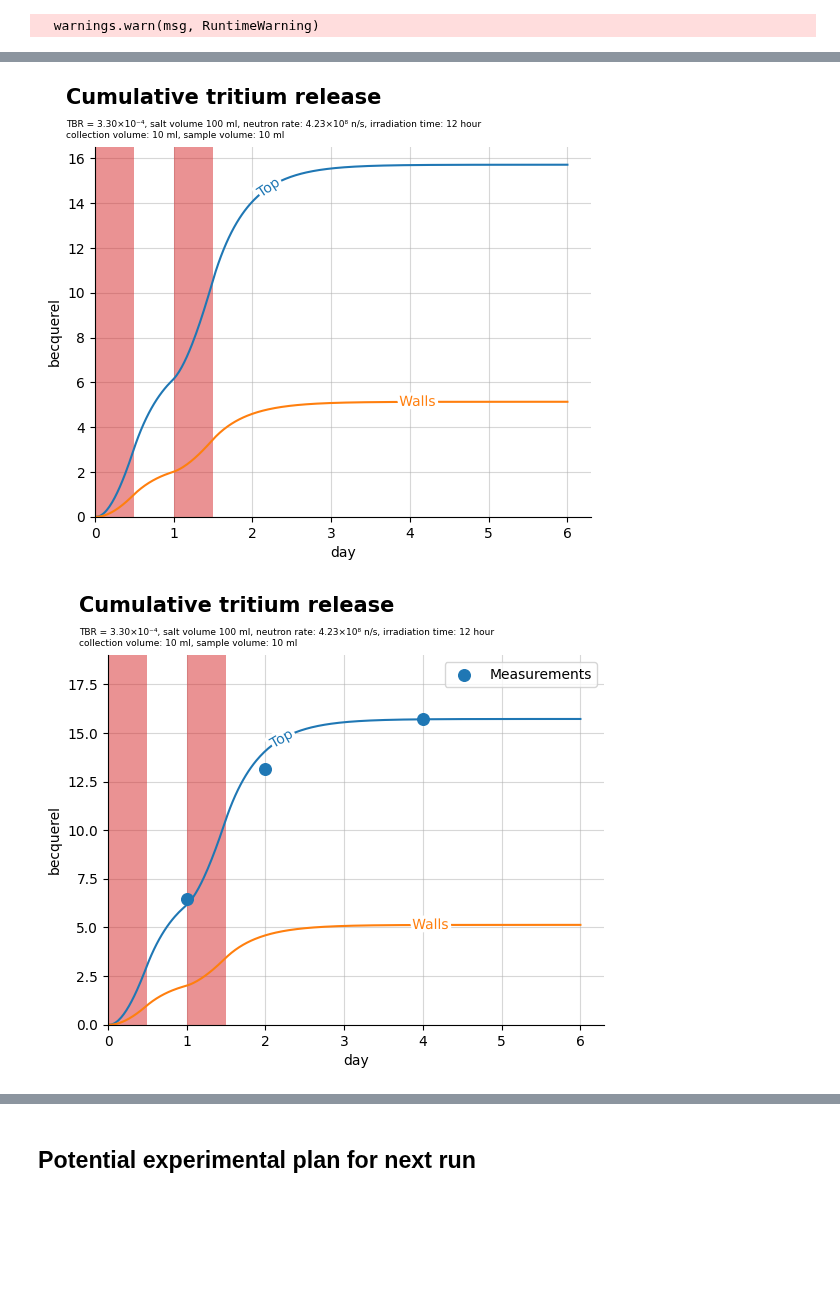
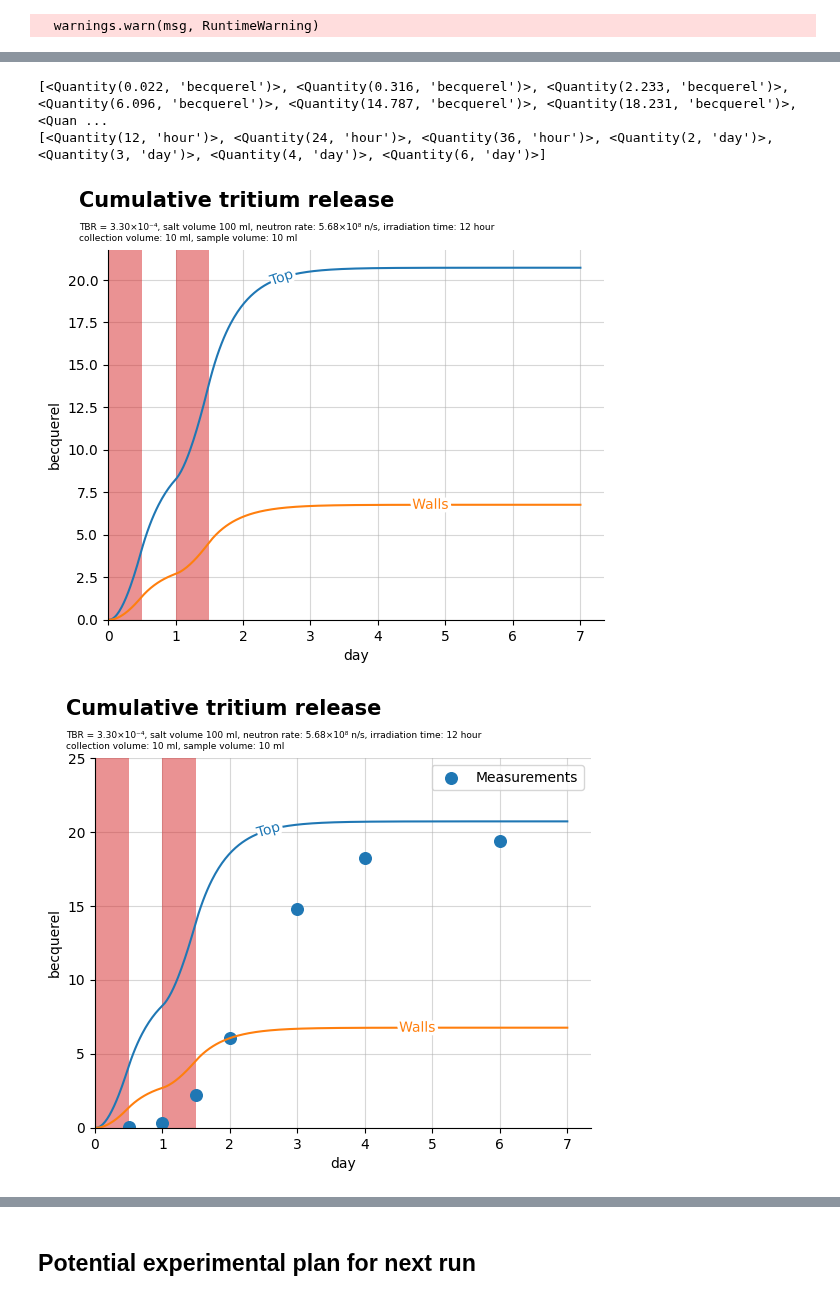
Before and after one commit to LIBRA-project/BABY-100-mL-runs, a Jupyter notebook: baby_run_4.ipynb, the cells around one changed output, grey strips where cells are left out. Cells and saved outputs as stored; diff of their text form; code cells hidden in the pictures; blank space fills up the shorter version.

```diff
--- a/baby_run_4.ipynb
+++ b/baby_run_4.ipynb
@@ -53,7 +74,7 @@ baby_model = Model(
     TBR=3.3e-4 * ureg.particle * ureg.neutron**-1,  # stefano 10/24/2023
 )
 
-fitting_param = 0.82
+fitting_param = 1.1
 
 mass_transport_coeff_factor = 3
 
@@ -70,7 +91,7 @@ baby_model.irradiations = [
 
 baby_model.neutron_rate = fitting_param * (1.2e8 + 3.96e8) * ureg.neutron * ureg.s**-1
 baby_model.dt = 0.4 * ureg.h
-baby_model.run(6 * ureg.day)
+baby_model.run(7 * ureg.day)
 # %% [output]
   warnings.warn(msg, RuntimeWarning)
 # %%
@@ -259,10 +280,12 @@ replacement_times += [
 replacement_times.append(2 * ureg.day)  # after the last irradiation
 replacement_times.append(3 * ureg.day)
 replacement_times.append(4 * ureg.day)
+replacement_times.append(6 * ureg.day)
 
+replacement_times = sorted(replacement_times)
 
 print(replacement_times)
-avg_background = (background_1 + background_2) / 2
+avg_background = background_2
 
 plot_model(
     baby_model,
@@ -278,37 +301,59 @@ plot_model(
 # %%
 plot_model(
     model=baby_model,
     replace_vials=False,
     title=False,
     detection_limit=None,
     linelabel=True,
 )
 plt.gcf().text(0.08, 0.97, "Cumulative tritium release", weight="bold", fontsize=15)
 plt.gca().set_axisbelow(True)
-plt.savefig("baby_run_3/cumulative_tritium_release_no_exp.svg")
+plt.savefig("baby_run_4/cumulative_tritium_release_no_exp.svg")
 
 plt.figure()
 plot_model(
     model=baby_model,
     replace_vials=False,
     title=False,
     detection_limit=None,
     linelabel=True,
 )
-total_day1 = vial_311 + vial_312 + vial_313 + vial_314
-total_day2 = total_day1 + vial_321 + vial_322 + vial_323 + vial_324
-total_day4 = total_day2 + vial_331 + vial_332 + vial_333 + vial_334
+sample_1 = vial_421 + vial_422 + vial_423 + vial_424
+sample_2 = vial_431 + vial_432 + vial_433 + vial_434
+sample_3 = vial_441 + vial_442 + vial_443 + vial_444
+sample_4 = vial_451 + vial_452 + vial_453 + vial_454
+sample_5 = vial_461 + vial_462 + vial_463 + vial_464
+sample_6 = vial_471 + vial_472 + vial_473 + vial_474
+sample_7 = vial_481 + vial_482 + vial_483 + vial_484
+
+cumulative_1 = sample_1
+cumulative_2 = sample_1 + sample_2
+cumulative_3 = sample_1 + sample_2 + sample_3
+cumulative_4 = sample_1 + sample_2 + sample_3 + sample_4
+cumulative_5 = sample_1 + sample_2 + sample_3 + sample_4 + sample_5
+cumulative_6 = (
+    sample_1 + sample_2 + sample_3 + sample_4 + sample_5 + sample_6
+)
+cumulative_7 = (
+    sample_1 + sample_2 + sample_3 + sample_4 + sample_5 + sample_6 + sample_7
+)
+
+cumulative_values = [cumulative_1, cumulative_2, cumulative_3, cumulative_4, cumulative_5, cumulative_6, cumulative_7]
+print(cumulative_values)
 s = plt.scatter(
-    [1, 2, 4] * ureg.day,
-    [total_day1, total_day2, total_day4],
+    replacement_times,
+    cumulative_values,
     s=70,
     label="Measurements",
 )
 plt.legend(handles=[s])
 plt.gcf().text(0.08, 0.97, "Cumulative tritium release", weight="bold", fontsize=15)
 plt.gca().set_axisbelow(True)
-plt.ylim(top=19 * ureg.Bq)
-plt.savefig("baby_run_3/cumulative_tritium_release.svg")
+plt.ylim(top=25 * ureg.Bq)
+plt.savefig("baby_run_4/cumulative_tritium_release.svg")
+print(replacement_times)
 # %% [output]
+[<Quantity(0.022, 'becquerel')>, <Quantity(0.316, 'becquerel')>, <Quantity(2.233, 'becquerel')>, <Quantity(6.096, 'becquerel')>, <Quantity(14.787, 'becquerel')>, <Quantity(18.231, 'becquerel')>, <Quan ...
+[<Quantity(12, 'hour')>, <Quantity(24, 'hour')>, <Quantity(36, 'hour')>, <Quantity(2, 'day')>, <Quantity(3, 'day')>, <Quantity(4, 'day')>, <Quantity(6, 'day')>]
-[figure, old version]
+[figure, new version]
-[figure, old version]
+[figure, new version]
```
Also changed, not shown: parts of 10 cells of this notebook.
